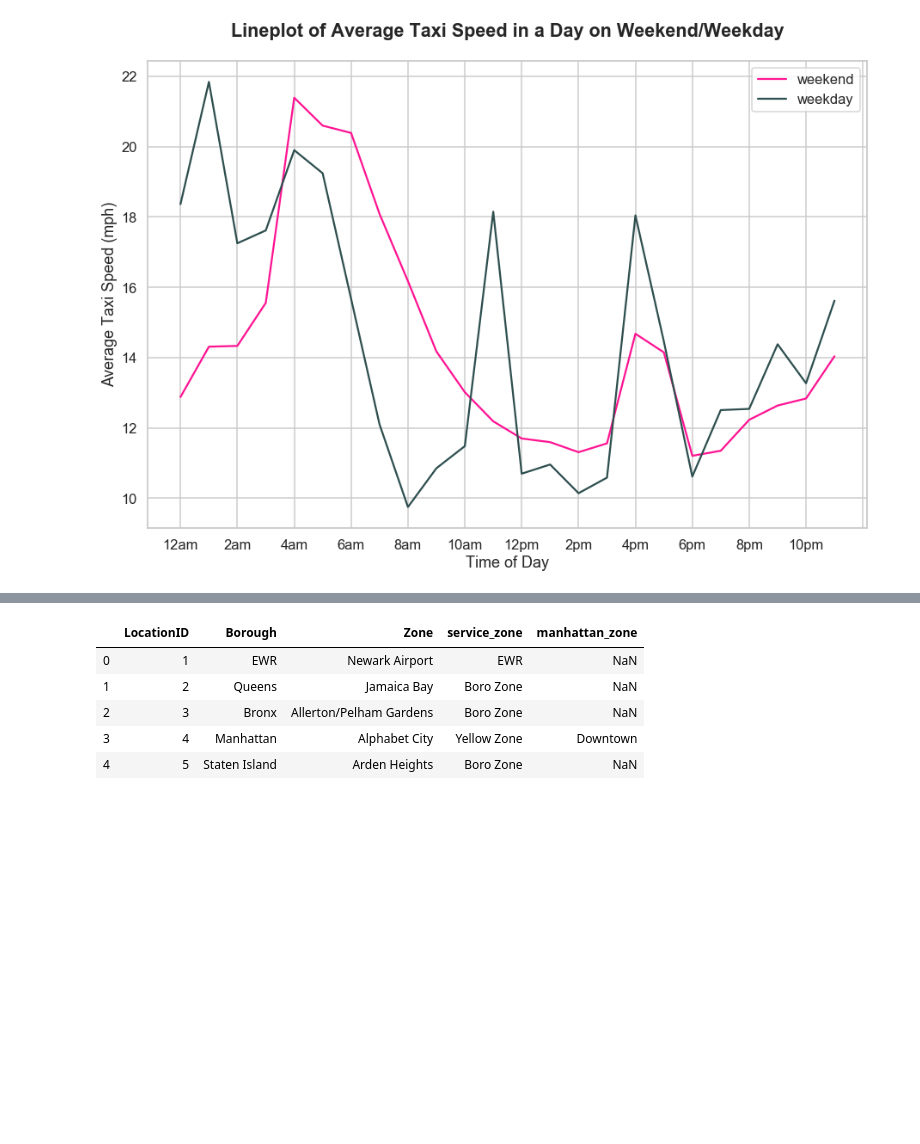
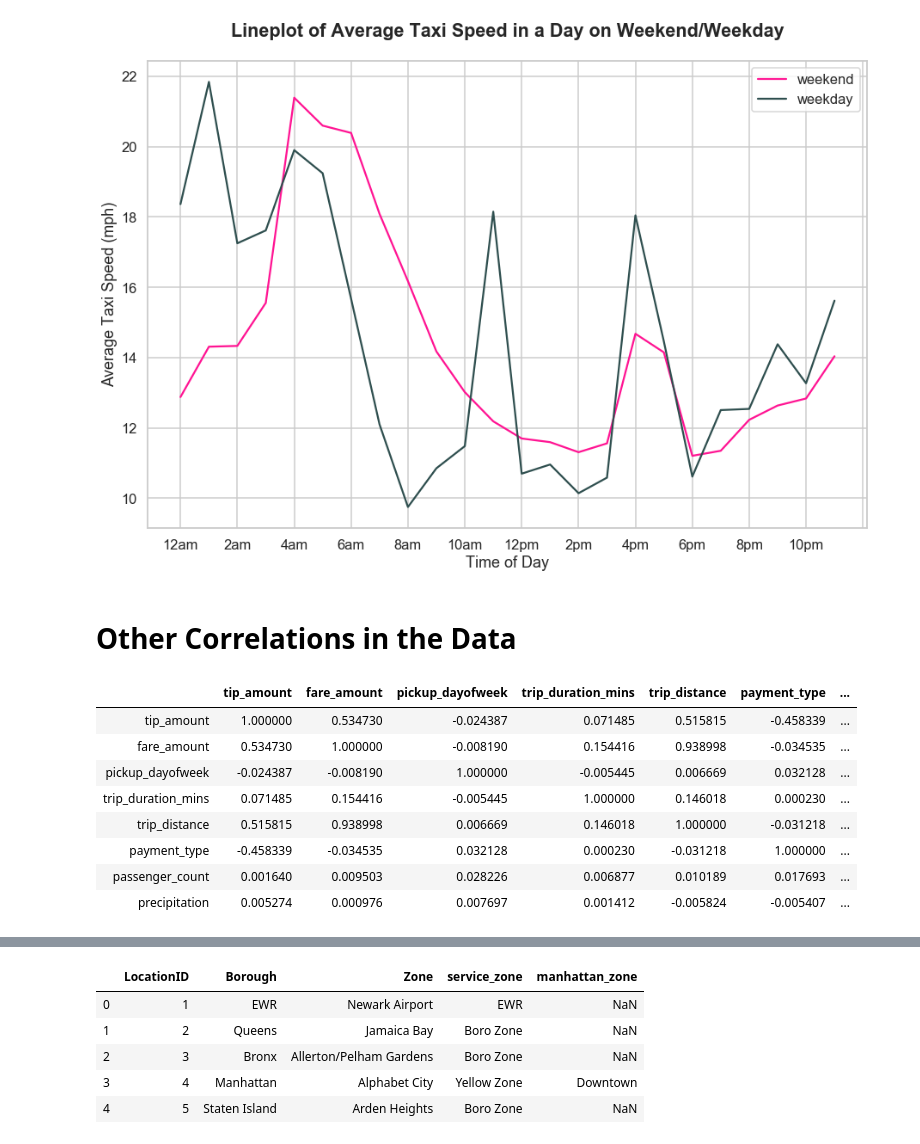
Before and after one commit to tzl4/INFO2950FinalProject, a Jupyter notebook: Final Project EDA.ipynb, the cells around one changed output, grey strips where cells are left out. Cells and saved outputs as stored; diff of their text form; code cells hidden in the pictures; blank space fills up the shorter version.

```diff
--- a/Final Project EDA.ipynb
+++ b/Final Project EDA.ipynb
@@ -301,3 +315,17 @@ plt.title("Lineplot of Average Taxi Speed in a Day on Weekend/Weekday", fontweig
 plt.show()
 # %% [output]
 [figure]
+# %% [markdown]
+# Other Correlations in the Data
+# %%
+df[["tip_amount","fare_amount","pickup_dayofweek","trip_duration_mins","trip_distance",'payment_type',"passenger_count","precipitation"]].corr()
+# %% [output]
+|  | tip_amount | fare_amount | pickup_dayofweek | trip_duration_mins | trip_distance | payment_type | ... |
+| tip_amount | 1.000000 | 0.534730 | -0.024387 | 0.071485 | 0.515815 | -0.458339 | ... |
+| fare_amount | 0.534730 | 1.000000 | -0.008190 | 0.154416 | 0.938998 | -0.034535 | ... |
+| pickup_dayofweek | -0.024387 | -0.008190 | 1.000000 | -0.005445 | 0.006669 | 0.032128 | ... |
+| trip_duration_mins | 0.071485 | 0.154416 | -0.005445 | 1.000000 | 0.146018 | 0.000230 | ... |
+| trip_distance | 0.515815 | 0.938998 | 0.006669 | 0.146018 | 1.000000 | -0.031218 | ... |
+| payment_type | -0.458339 | -0.034535 | 0.032128 | 0.000230 | -0.031218 | 1.000000 | ... |
+| passenger_count | 0.001640 | 0.009503 | 0.028226 | 0.006877 | 0.010189 | 0.017693 | ... |
+| precipitation | 0.005274 | 0.000976 | 0.007697 | 0.001412 | -0.005824 | -0.005407 | ... |
```
Also changed, not shown: parts of 9 cells of this notebook.
